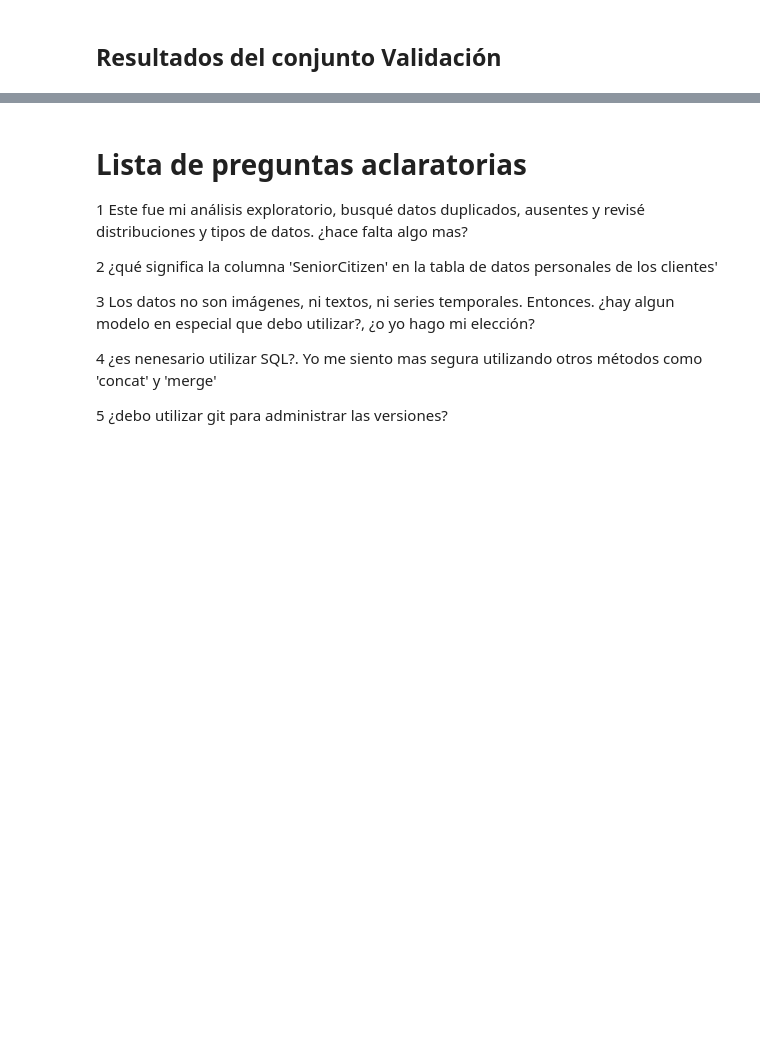
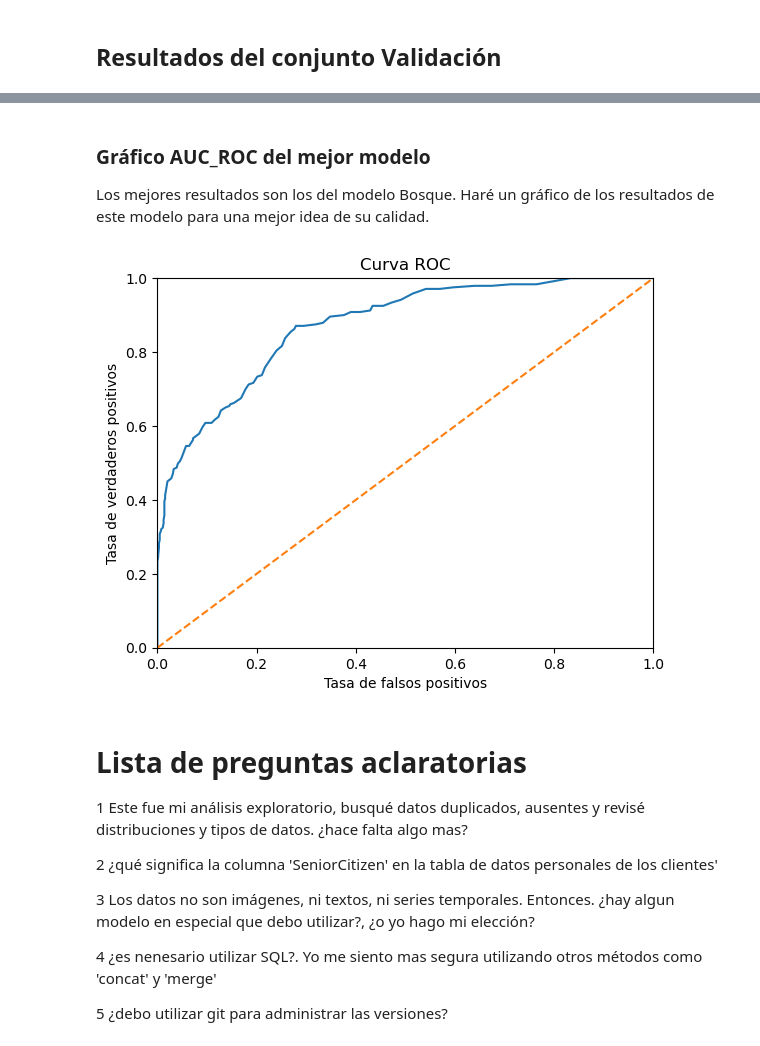
Before and after one commit to GeorginaTL/ProyectoFinalTT, a Jupyter notebook: proyecto_final_s17.ipynb, the cells around one changed output, grey strips where cells are left out. Cells and saved outputs as stored; diff of their text form; code cells hidden in the pictures; blank space fills up the shorter version.

```diff
--- a/proyecto_final_s17.ipynb
+++ b/proyecto_final_s17.ipynb
@@ -2044,0 +2042,15 @@ val_table
+# %%
+inicio = timer.time()
+forest_model = RandomForestClassifier(random_state=5, n_estimators=100)
+forest_model.fit(features_train_ord, target_train_ord)
+forest_predictions=forest_model.predict(features_test_ord)
+forest_score=accuracy_score(target_test_ord,forest_predictions)
+fin = timer.time()
+
+ # calculo la diferencia de tiempo
+t=fin-inicio
+
+forest_probabilities=forest_model.predict_proba(features_test_ord)
+forest_auc_roc = roc_auc_score(target_test_ord, forest_probabilities[:, 1])
+
+print(f"Exactitud del modelo Bosque: {forest_score:.2f}. Profundidad: {50:.2f}. Tiempo: {t:.2f}. AUC_ROC: {forest_auc_roc:.2f}.")
@@ -2045,3 +2111,28 @@ val_table
+# %% [markdown]
+### Gráfico AUC_ROC del mejor modelo
+Los mejores resultados son los del modelo Bosque. Haré un gráfico de los resultados de este modelo para una mejor idea de su calidad.
+# %%
+fpr, tpr, thresholds = roc_curve(target_test_ord, forest_probabilities[:, 1])
+
+plt.figure()
+
+plt.plot(fpr, tpr)
+# Curva ROC para modelo aleatorio (parece una línea recta)
+plt.plot([0, 1], [0, 1], linestyle='--')
+
+#   utilizo las funciones plt.xlim() y plt.ylim() para
+#   establecer el límite para los ejes de 0 a 1 >
+plt.xlim([0.0, 1.0])
+plt.ylim([0.0, 1.0])
+#   utilizo las funciones plt.xlabel() y plt.ylabel() para
+#   nombrar los ejes "Tasa de falsos positivos" y "Tasa de verdaderos positivos">
+plt.xlabel('Tasa de falsos positivos')
+plt.ylabel('Tasa de verdaderos positivos')
+#   agrego el encabezado "Curva ROC" con la función plt.title() >
+plt.title('Curva ROC')
+plt.show()
+# %% [output]
+[figure, added]
 # %% [markdown]
 # Lista de preguntas aclaratorias
 1 Este fue mi análisis exploratorio, busqué datos duplicados, ausentes y revisé distribuciones y tipos de datos. ¿hace falta algo mas?
```
Also changed, not shown: parts of 43 cells of this notebook.
